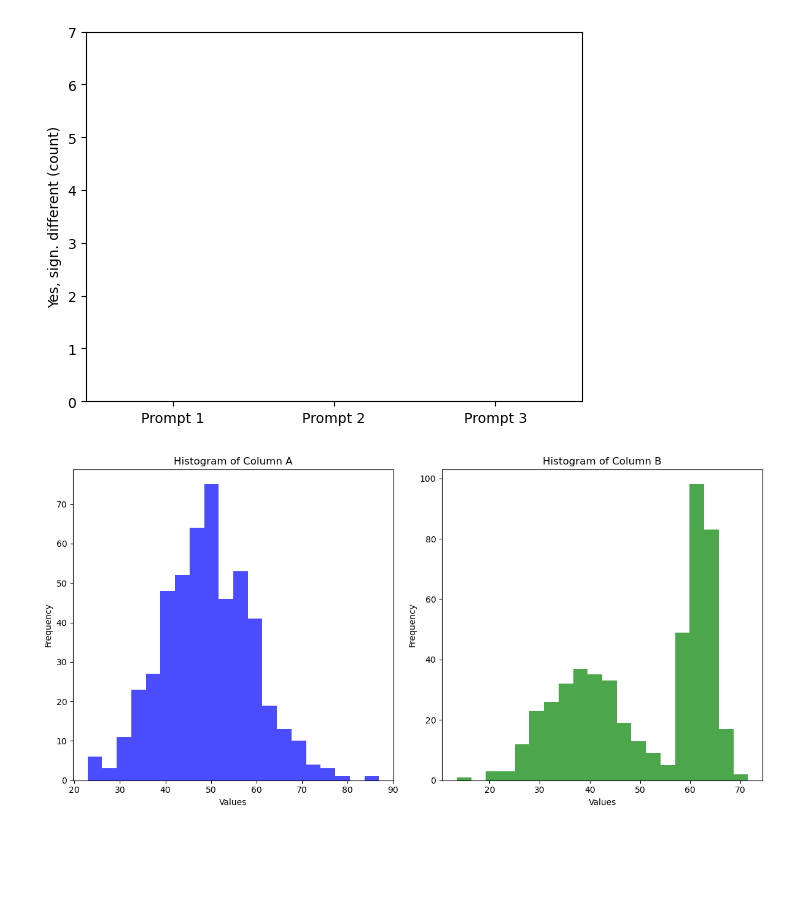
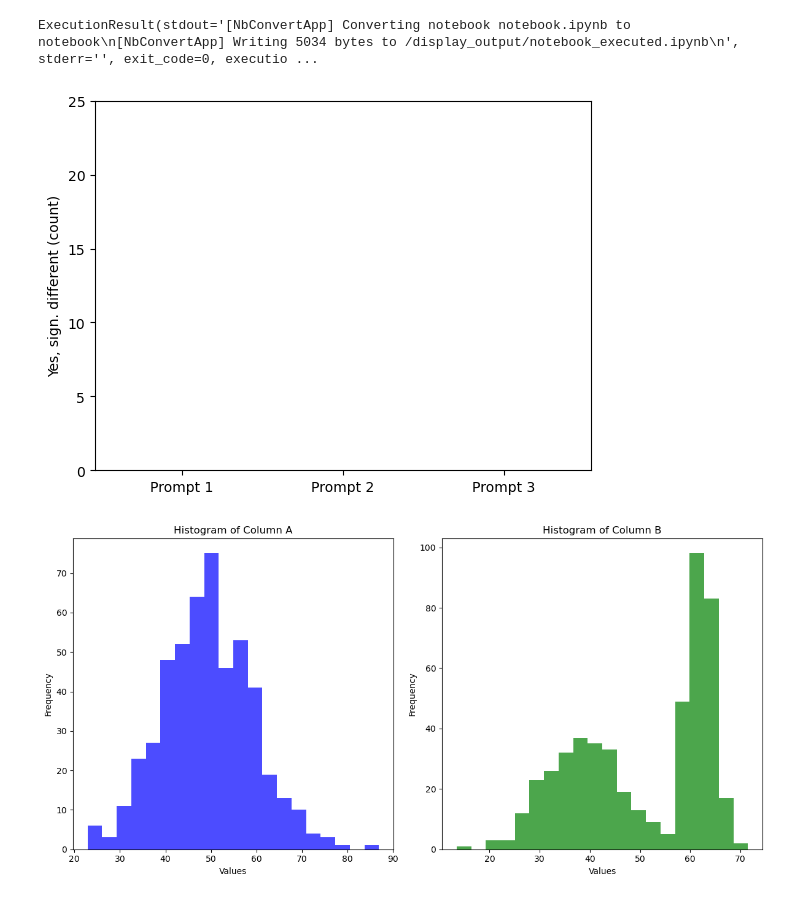
Before and after one commit to haesleinhuepf/sand-bob, a Jupyter notebook: examples/significance_testing.ipynb, the cells around one changed output. Drawn from its saved outputs; the diff is of its cells as text; code cells hidden in the pictures; blank space fills up the shorter version.

```diff
--- a/examples/significance_testing.ipynb
+++ b/examples/significance_testing.ipynb
@@ -27 +9,4 @@ def generate_run_check(prompt, additional_code=None, expected_output=None, depen
+# %%
+def contains_yes(text):
+    return "yes" in text
 # %%
@@ -57,7 +39,7 @@ determmines if columns 'A' and 'B' are significantly different and
 prints out 'yes' in case the p-value < 0.05 and 'not sure' otherwise.""",
 dependencies=["pandas", "scipy"],
 input_host_path="./input_data",
-expected_output="yes")
+expected_output=contains_yes)
 
-[r[0] for r in res1]
+[r.result_check_ok for r in res1]
 # %% [output]
@@ -71,7 +73,7 @@ determmines if columns 'A' and 'B' are significantly different and
 prints out 'yes' in case the p-value < 0.05 and 'not sure' otherwise.""",
 dependencies=["pandas", "scipy"],
 input_host_path="./input_data",
-expected_output="yes")
+expected_output=contains_yes)
 
-[r[0] for r in res2]
+[r.result_check_ok for r in res2]
 # %% [output]
@@ -86,7 +104,7 @@ determmines if columns 'A' and 'B' are significantly different and
 prints out 'yes' in case the p-value < 0.05 and 'not sure' otherwise.""",
 dependencies=["pandas", "scipy"],
 input_host_path="./input_data",
-expected_output="yes")
+expected_output=contains_yes)
 
-[r[0] for r in res3]
+[r.result_check_ok for r in res3]
 # %% [output]
@@ -94,20 +128,24 @@ expected_output="yes")
+# %%
+res3[0]
+# %% [output]
+ExecutionResult(stdout='[NbConvertApp] Converting notebook notebook.ipynb to notebook\n[NbConvertApp] Writing 5034 bytes to /display_output/notebook_executed.ipynb\n', stderr='', exit_code=0, executio ...
 # %%
 # Initialize counters
-count_res1 = sum(1 for item in res1 if item[0] is True)
-count_res2 = sum(1 for item in res2 if item[0] is True)
-count_res3 = sum(1 for item in res3 if item[0] is True)
+count_res1 = sum(1 for item in res1 if item.result_check_ok is True)
+count_res2 = sum(1 for item in res2 if item.result_check_ok is True)
+count_res3 = sum(1 for item in res3 if item.result_check_ok is True)
 
 # Data for plotting
 counts = [count_res1, count_res2, count_res3]
 prompts = ["Prompt 1", "Prompt 2", "Prompt 3"]
 
 # Plotting the bar graph
 plt.bar(prompts, counts)
 plt.ylabel('Yes, sign. different (count)')
 plt.ylim((0, num_iterations))
 plt.show()
 # %% [output]
-[figure, old version]
+[figure, new version]
 # %%
 
 
```
Also changed, not shown: parts of 10 cells of this notebook, 7 other files.
